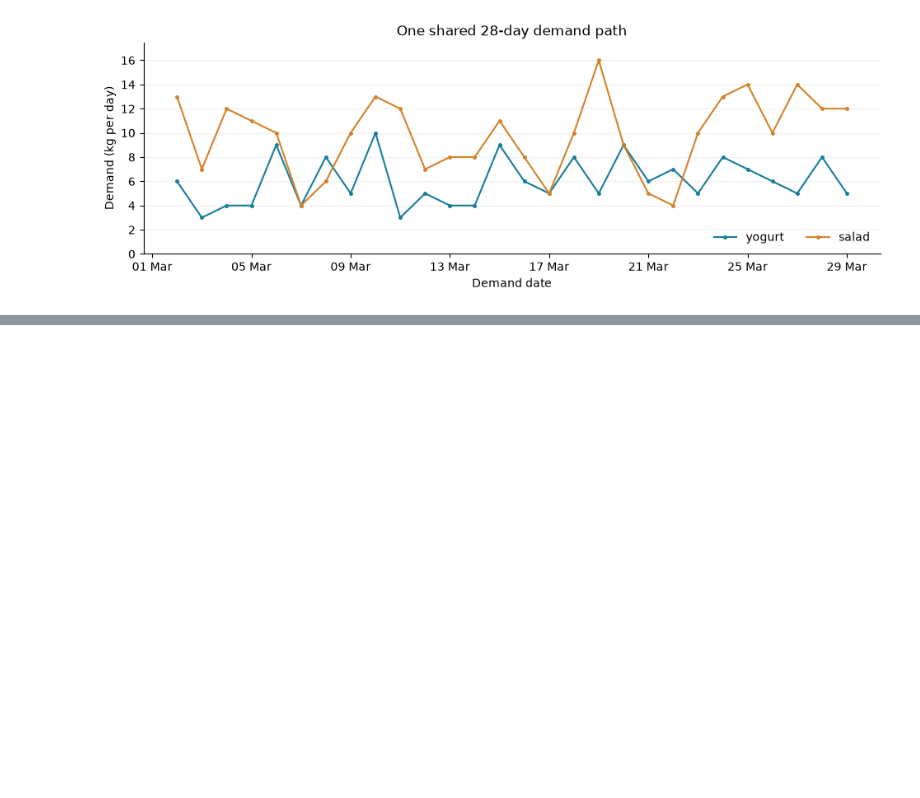
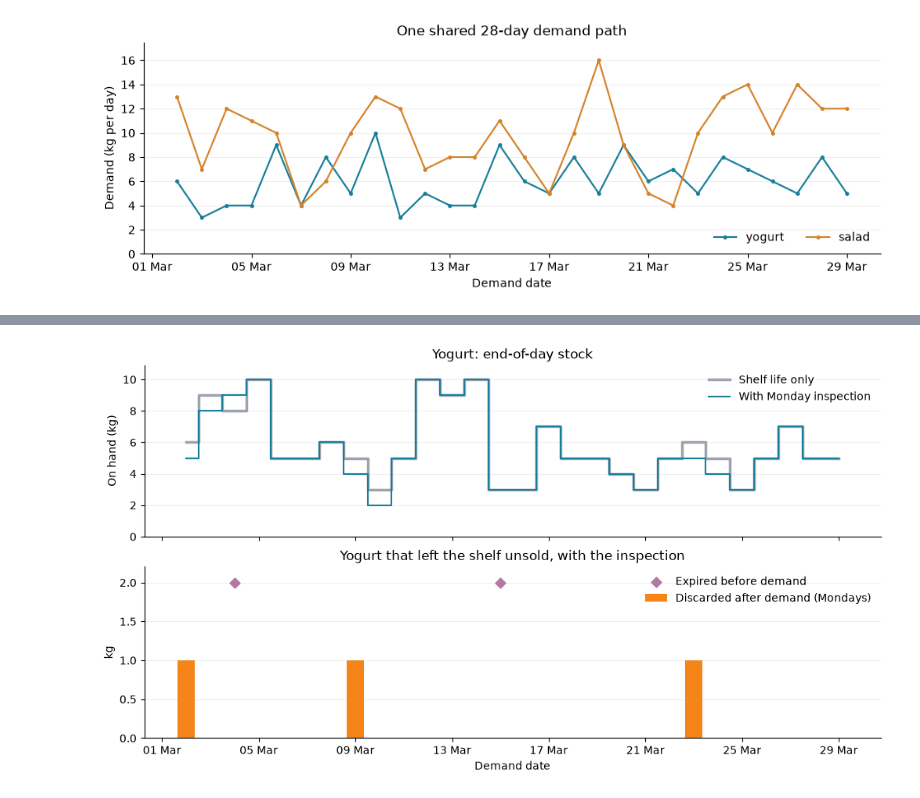
Before and after one commit to FilTheo/stockcast, a Jupyter notebook: examples/notebooks/05e_inventory_processes.ipynb, the cells around one changed output, grey strips where cells are left out. Cells and saved outputs as stored; diff of their text form; code cells hidden in the pictures; blank space fills up the shorter version.

Commit message:
Notebook 05e: one display per idea, plain returns section, lots introduced with shelf life, working guide link
Co-Authored-By: Claude Opus 5.5 <noreply@anthropic.com>

```diff
--- a/examples/notebooks/05e_inventory_processes.ipynb
+++ b/examples/notebooks/05e_inventory_processes.ipynb
@@ -621,0 +249,17 @@ For yogurt, 12 kg of opening stock plus 168 kg received, minus 168 kg sold, 4 kg
+# %%
+from stockcast.core import Flow, InventoryProcess, ProcessFlows
+
+
+class MondayInspection(InventoryProcess):
+    """Each Monday a quality check discards a share of the stock left."""
+
+    name = "inspection"
+    flows = (Flow("discarded", "outflow"),)
+
+    def __init__(self, share):
+        self.share = share
+
+    def after_demand(self, context):
+        if context.date.day_name() != "Monday":
+            return None  # nothing today
+        return ProcessFlows({"discarded": np.floor(self.share * context.on_hand)})
@@ -621,0 +310,62 @@ For yogurt, 12 kg of opening stock plus 168 kg received, minus 168 kg sold, 4 kg
+# %%
+yogurt_shelf_life = shelf_life_events.loc[shelf_life_events["unique_id"].eq("yogurt")]
+yogurt_inspected = inspection_events.loc[inspection_events["unique_id"].eq("yogurt")]
+
+fig, axes = plt.subplots(
+    2,
+    1,
+    figsize=(10, 5.5),
+    sharex=True,
+    layout="constrained",
+)
+axes[0].step(
+    yogurt_shelf_life["date"],
+    yogurt_shelf_life["ending_on_hand"],
+    where="mid",
+    color=PLAIN_COLOR,
+    linewidth=2.5,
+    label="Shelf life only",
+)
+axes[0].step(
+    yogurt_inspected["date"],
+    yogurt_inspected["ending_on_hand"],
+    where="mid",
+    color=YOGURT_COLOR,
+    linewidth=1.5,
+    label="With Monday inspection",
+)
+axes[0].set(
+    title="Yogurt: end-of-day stock",
+    ylabel="On hand (kg)",
+)
+axes[0].legend(frameon=False, loc="upper right")
+axes[1].bar(
+    yogurt_inspected["date"],
+    yogurt_inspected["process_outflow_units"],
+    width=0.7,
+    color=DISCARDED_COLOR,
+    label="Discarded after demand (Mondays)",
+)
+expired = yogurt_inspected.loc[yogurt_inspected["expired_units"].gt(0)]
+axes[1].scatter(
+    expired["date"],
+    expired["expired_units"],
+    color=EXPIRED_COLOR,
+    marker="D",
+    s=44,
+    zorder=3,
+    clip_on=False,
+    label="Expired before demand",
+)
+axes[1].set(
+    title="Yogurt that left the shelf unsold, with the inspection",
+    ylabel="kg",
+    xlabel="Demand date",
+)
+axes[1].legend(frameon=False, loc="upper right")
+for ax in axes:
+    style_axis(ax)
+axes[1].xaxis.set_major_formatter(mdates.DateFormatter("%d %b"))
+plt.show()
+# %% [output]
+[figure, added]
```
Also changed, not shown: parts of 64 cells of this notebook.
